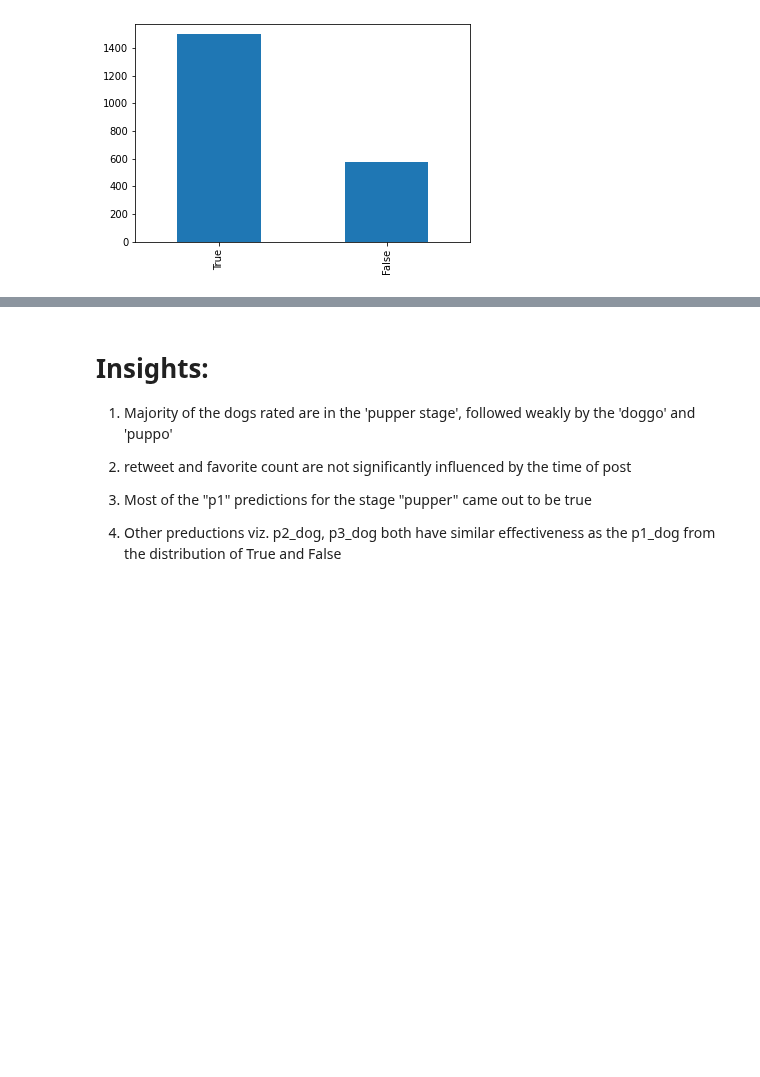
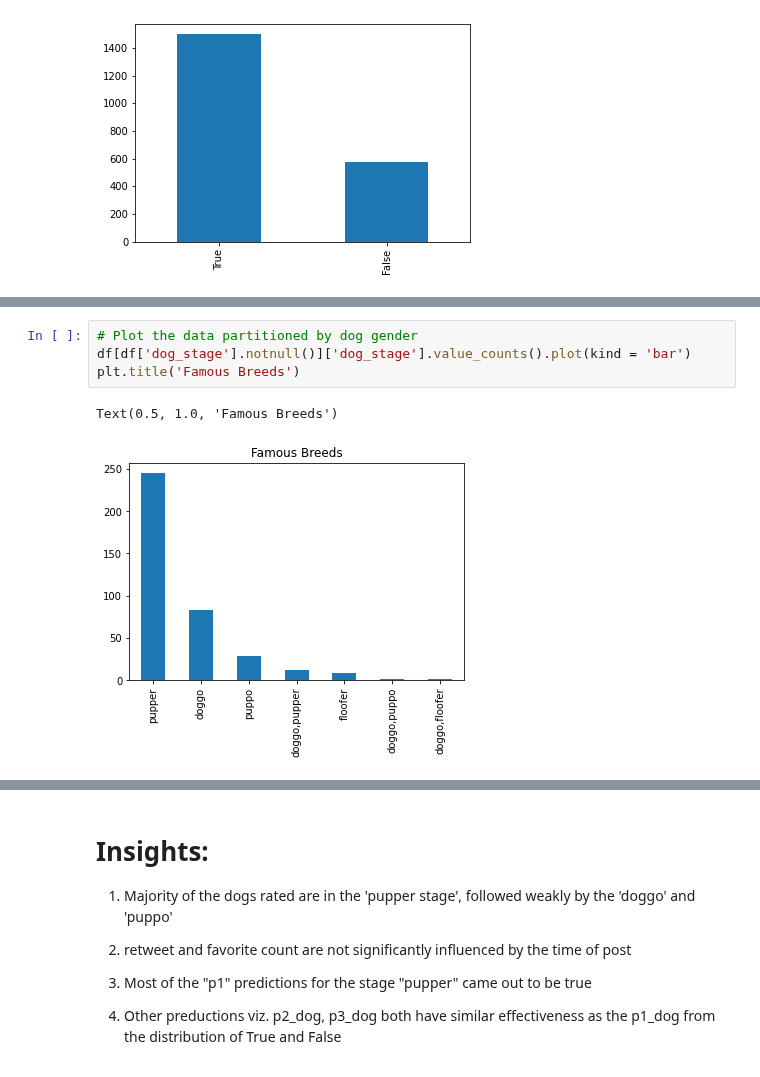
Before and after one commit to EnochAy/Udacity-Nanodegree-project--Data-Investigation-, a Jupyter notebook: Project 2/act_report.ipynb, the cells around one changed output, grey strips where cells are left out. Saved outputs shown, nothing was run; the diff lists cells and outputs as text; blank space fills up the shorter version.

```diff
--- a/Project 2/act_report.ipynb
+++ b/Project 2/act_report.ipynb
@@ -70,0 +98,7 @@ df['p3_dog'].value_counts().plot(kind='bar');
+# %%
+# Plot the data partitioned by dog gender
+df[df['dog_stage'].notnull()]['dog_stage'].value_counts().plot(kind = 'bar')
+plt.title('Famous Breeds')
+# %% [output]
+Text(0.5, 1.0, 'Famous Breeds')
+[figure, added]
```
Also changed, not shown: parts of 7 cells of this notebook.
